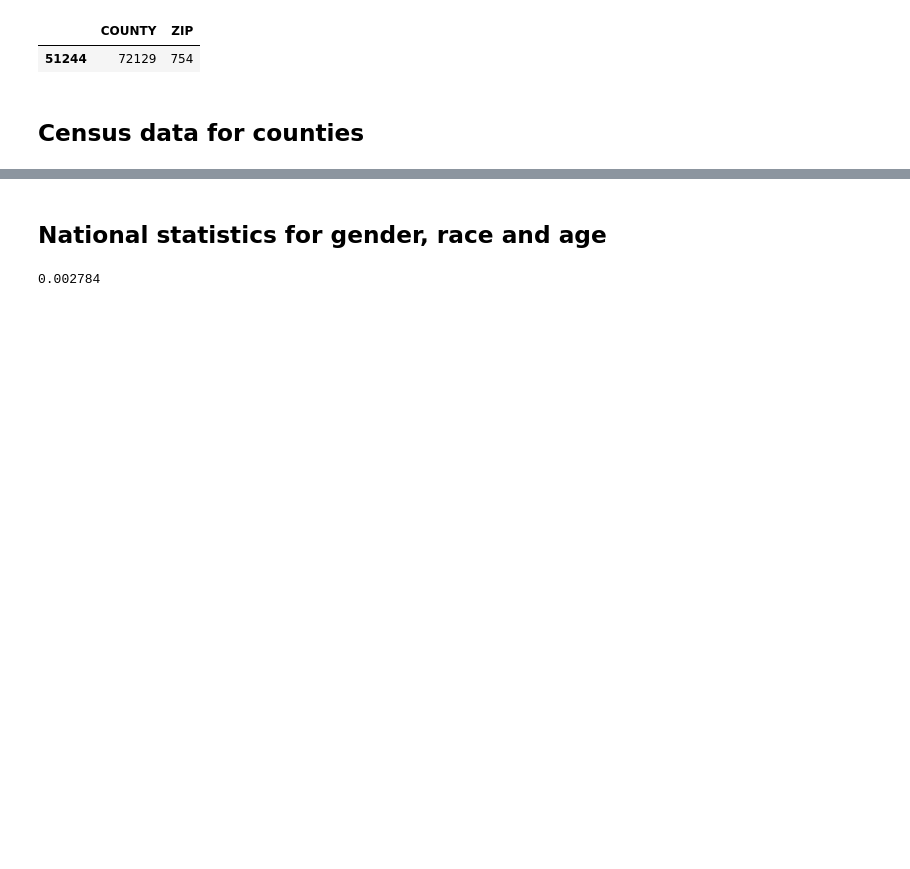
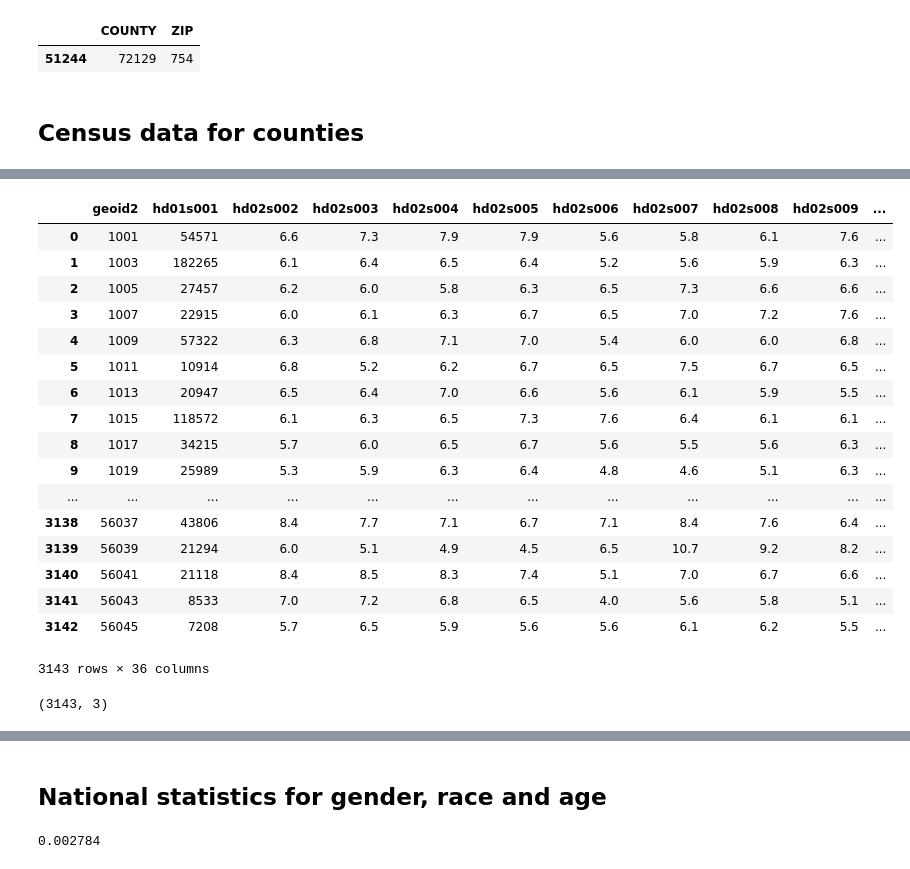
Before and after one commit to ahwkuepper/stdme, a Jupyter notebook: code/CDC_data_exploration_and_cleaning_Chlamydia.ipynb, the cells around one changed output, grey strips where cells are left out. Drawn from its saved outputs; the diff is of its cells as text; code cells hidden in the pictures; blank space fills up the shorter version.

```diff
--- a/code/CDC_data_exploration_and_cleaning_Chlamydia.ipynb
+++ b/code/CDC_data_exploration_and_cleaning_Chlamydia.ipynb
@@ -396,0 +516,64 @@ df_census.convert_objects(convert_numeric=True)
+# %%
+df_census_subset = df_census_clean[["geoid2",
+                                    "hd01s001",  #population
+                                    "hd02s002",  #under 5 yrs
+                                    "hd02s003",  #5-9 yrs
+                                    "hd02s004",  #10-14
+                                    "hd02s005",  #15-19
+                                    "hd02s006",  #20-24
+                                    "hd02s007",  #25-29
+                                    "hd02s008",  #30-34
+                                    "hd02s009",  #35-39
+                                    "hd02s010",  #40-44
+                                    "hd02s011",  #45-49
+                                    "hd02s012",  #50-54
+                                    "hd02s013",  #55-59
+                                    "hd02s014",  #60-64
+                                    "hd02s015",  #65-69
+                                    "hd02s016",  #70-74
+                                    "hd02s017",  #75-79
+                                    "hd02s018",  #80-84
+                                    "hd02s019",  #85 and over
+                                    "hd01s020",  #median age
+                                    "hd02s078",  #white
+                                    "hd02s079",  #black
+                                    "hd02s080",  #native
+                                    "hd02s081",  #asian
+                                    "hd02s089",  #pacific
+                                    "hd02s095",  #two or more
+                                    "hd02s106",  #hispanic
+                                    "hd02s131",  #in households
+                                    "hd02s132",  #householder
+                                    "hd02s133",  #spouse
+                                    "hd02s134",  #child
+                                    "hd02s135",  #child w own child under 18
+                                    "hd02s136",  #other relatives
+                                    "hd01s167",  #average household size
+                                    "hd01s168"  #average family size
+                                   ]].copy()
+df_census_subset
+# %% [output]
+|  | geoid2 | hd01s001 | hd02s002 | hd02s003 | hd02s004 | hd02s005 | hd02s006 | hd02s007 | hd02s008 | hd02s009 | ... |
+| 0 | 1001 | 54571 | 6.6 | 7.3 | 7.9 | 7.9 | 5.6 | 5.8 | 6.1 | 7.6 | ... |
+| 1 | 1003 | 182265 | 6.1 | 6.4 | 6.5 | 6.4 | 5.2 | 5.6 | 5.9 | 6.3 | ... |
+| 2 | 1005 | 27457 | 6.2 | 6.0 | 5.8 | 6.3 | 6.5 | 7.3 | 6.6 | 6.6 | ... |
+| 3 | 1007 | 22915 | 6.0 | 6.1 | 6.3 | 6.7 | 6.5 | 7.0 | 7.2 | 7.6 | ... |
+| 4 | 1009 | 57322 | 6.3 | 6.8 | 7.1 | 7.0 | 5.4 | 6.0 | 6.0 | 6.8 | ... |
+| 5 | 1011 | 10914 | 6.8 | 5.2 | 6.2 | 6.7 | 6.5 | 7.5 | 6.7 | 6.5 | ... |
+| 6 | 1013 | 20947 | 6.5 | 6.4 | 7.0 | 6.6 | 5.6 | 6.1 | 5.9 | 5.5 | ... |
+| 7 | 1015 | 118572 | 6.1 | 6.3 | 6.5 | 7.3 | 7.6 | 6.4 | 6.1 | 6.1 | ... |
+| 8 | 1017 | 34215 | 5.7 | 6.0 | 6.5 | 6.7 | 5.6 | 5.5 | 5.6 | 6.3 | ... |
+| 9 | 1019 | 25989 | 5.3 | 5.9 | 6.3 | 6.4 | 4.8 | 4.6 | 5.1 | 6.3 | ... |
+| ... | ... | ... | ... | ... | ... | ... | ... | ... | ... | ... | ... |
+| 3138 | 56037 | 43806 | 8.4 | 7.7 | 7.1 | 6.7 | 7.1 | 8.4 | 7.6 | 6.4 | ... |
+| 3139 | 56039 | 21294 | 6.0 | 5.1 | 4.9 | 4.5 | 6.5 | 10.7 | 9.2 | 8.2 | ... |
+| 3140 | 56041 | 21118 | 8.4 | 8.5 | 8.3 | 7.4 | 5.1 | 7.0 | 6.7 | 6.6 | ... |
+| 3141 | 56043 | 8533 | 7.0 | 7.2 | 6.8 | 6.5 | 4.0 | 5.6 | 5.8 | 5.1 | ... |
+| 3142 | 56045 | 7208 | 5.7 | 6.5 | 5.9 | 5.6 | 5.6 | 6.1 | 6.2 | 5.5 | ... |
+3143 rows × 36 columns
+# %%
+df_cdc = df[true].copy()
+df_cdc_subset = df_cdc[["FIPS","Population","Cases"]]
+df_cdc_subset.shape
+# %% [output]
+(3143, 3)
```
Also changed, not shown: parts of 20 cells of this notebook, 1 other file.
